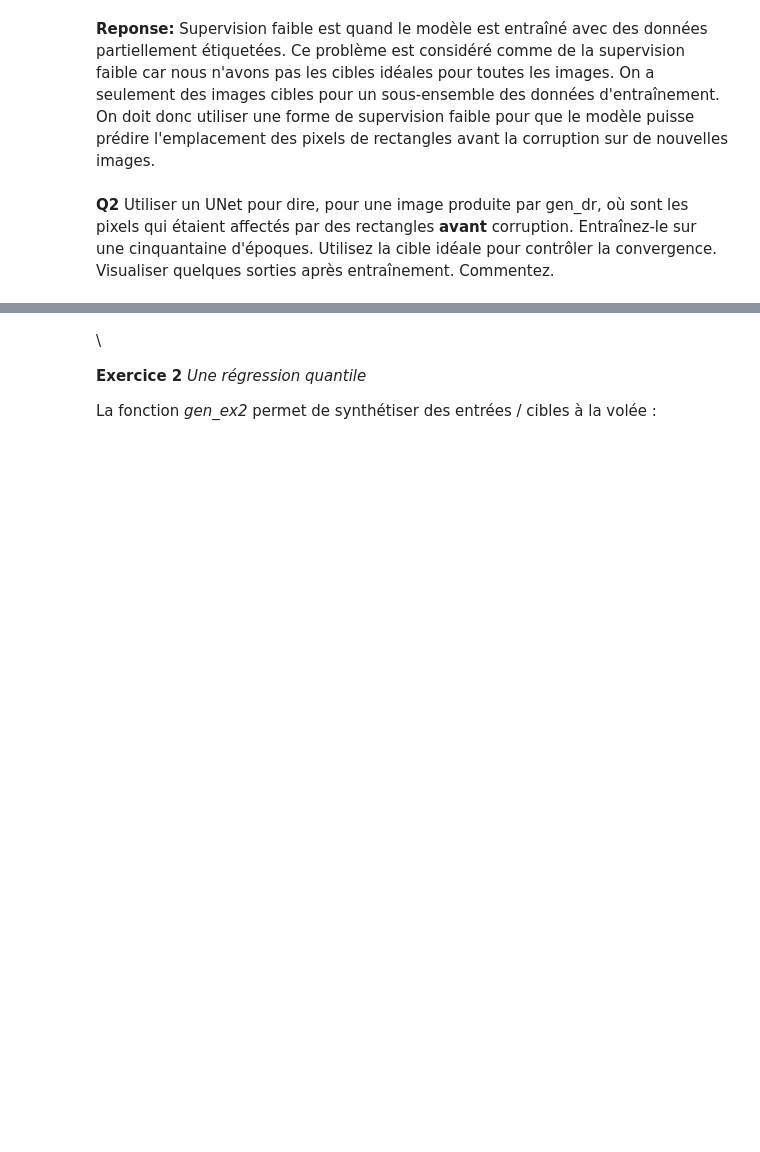
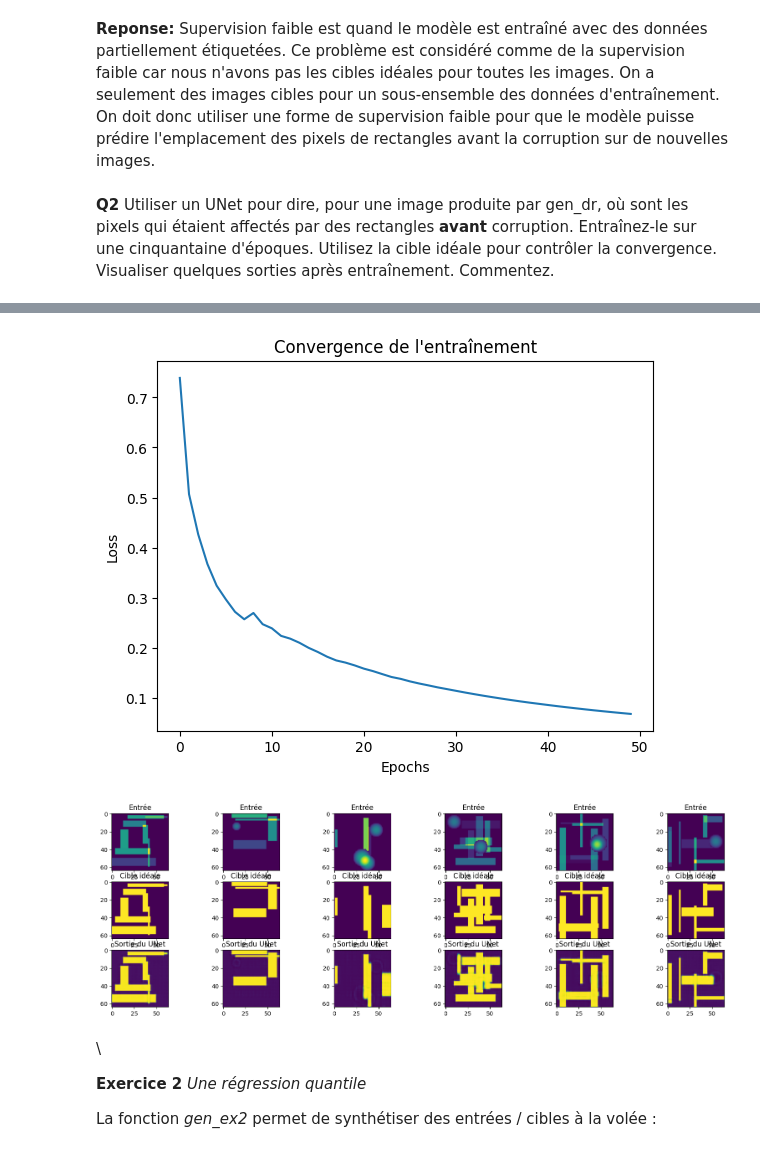
Before and after one commit to Zakaria-Yahya/exam_2025_session2, a Jupyter notebook: notebooks/exercices_session2.ipynb, the cells around one changed output, grey strips where cells are left out. Drawn from its saved outputs; the diff is of its cells as text; code cells hidden in the pictures; blank space fills up the shorter version.

```diff
--- a/notebooks/exercices_session2.ipynb
+++ b/notebooks/exercices_session2.ipynb
@@ -146,0 +64,61 @@ Epoch [50/50], Loss: 0.0032
+# %%
+import torch
+import torch.nn as nn
+import torch.optim as optim
+import matplotlib.pyplot as plt
+
+
+def train_unet(n_epochs=50, batch_size=6, lr=0.001):
+    # Génération des données d'entraînement
+    inputs, ideal_targets = gen_dr(batch_size)
+
+    # Conversion en tenseurs PyTorch
+    inputs = torch.tensor(inputs, dtype=torch.float32).unsqueeze(1).squeeze(2)  # Ajout d'une dimension de canal
+    targets = torch.tensor(ideal_targets, dtype=torch.float32).unsqueeze(1).squeeze(2)
+
+    # Définition du modèle, de la fonction de perte et de l'optimiseur
+    model = UNet(n_channels=1, n_classes=1)
+    criterion = nn.BCEWithLogitsLoss()
+    optimizer = optim.Adam(model.parameters(), lr=lr)
+
+    losses = []
+
+    # Entraînement
+    for epoch in range(n_epochs):
+        optimizer.zero_grad()
+        outputs = model(inputs)
+        loss = criterion(outputs, targets)
+        loss.backward()
+        optimizer.step()
+        losses.append(loss.item())
+
+        if epoch % 10 == 0:
+            print(f"Epoch {epoch}/{n_epochs}, Loss: {loss.item():.4f}")
+
+    # Visualisation de la perte
+    plt.plot(losses)
+    plt.xlabel("Epochs")
+    plt.ylabel("Loss")
+    plt.title("Convergence de l'entraînement")
+    plt.show()
+
+    # Visualisation des résultats
+    outputs = torch.sigmoid(model(inputs)).detach().numpy()
+
+    fig, axes = plt.subplots(3, batch_size, figsize=(20, 6))
+    for i in range(batch_size):
+        axes[0, i].imshow(inputs[i, 0])
+        axes[0, i].set_title("Entrée")
+
+        axes[1, i].imshow(targets[i, 0])
+        axes[1, i].set_title("Cible idéale")
+
+        axes[2, i].imshow(outputs[i, 0])
+        axes[2, i].set_title("Sortie du UNet")
+
+    plt.show()
+    return model
+
+# Entraînement du modèle
+model = train_unet()
+# %% [output]
@@ -147,3 +130,5 @@ Epoch [50/50], Loss: 0.0032
+[figure, added]
+[figure, added]
 # %% [markdown]
 \
 
```
Also changed, not shown: parts of 2 cells of this notebook.
